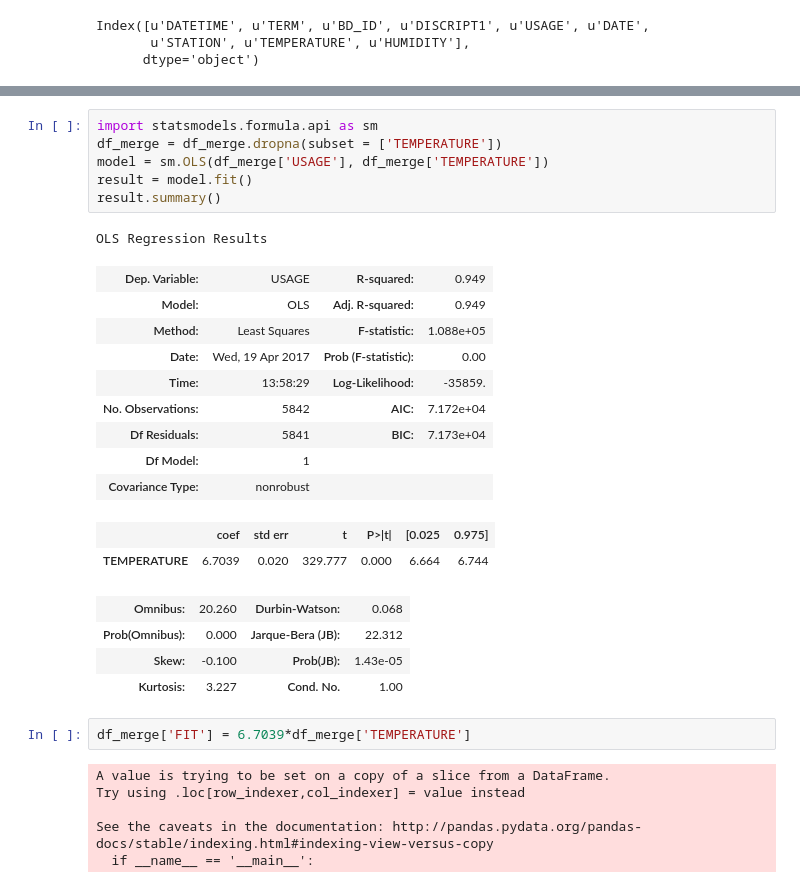
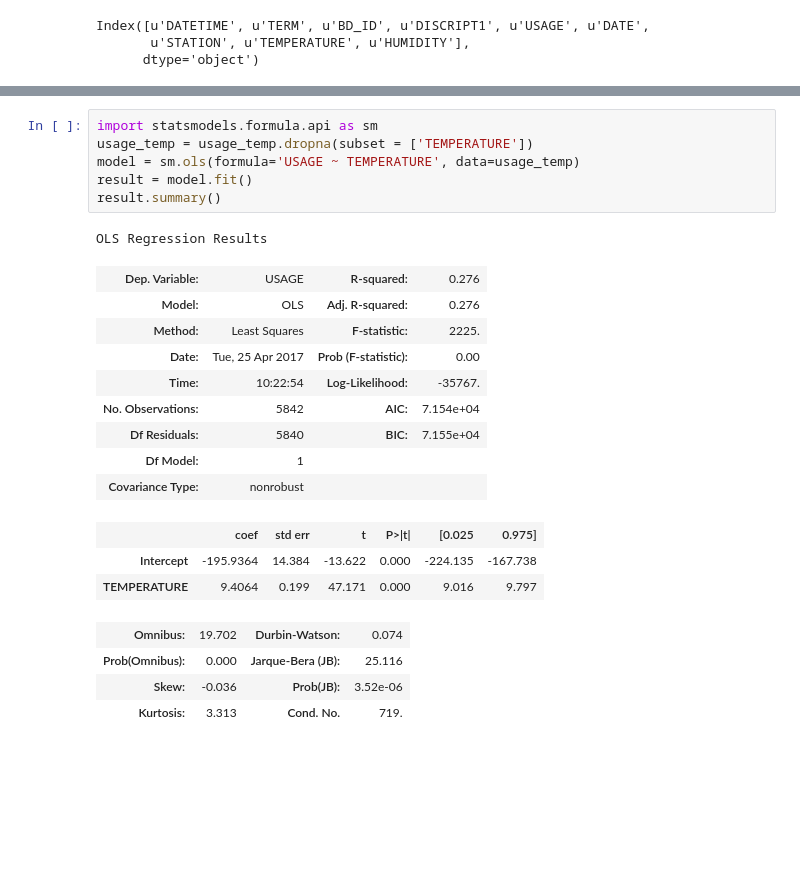
Before and after one commit to RadhaRamachandran/CaaL-data-analysis, a Jupyter notebook: CaaL-data.ipynb, the cells around one changed output, grey strips where cells are left out. Drawn from its saved outputs; the diff is of its cells as text; blank space fills up the shorter version.

Commit message:
Updated old formula

```diff
--- a/CaaL-data.ipynb
+++ b/CaaL-data.ipynb
@@ -126,32 +124,25 @@ df_merge.plot(x = 'DATETIME', y = 'TEMPERATURE')
 [figure]
 # %%
 import statsmodels.formula.api as sm
-df_merge = df_merge.dropna(subset = ['TEMPERATURE'])
-model = sm.OLS(df_merge['USAGE'], df_merge['TEMPERATURE'])
+usage_temp = usage_temp.dropna(subset = ['TEMPERATURE'])
+model = sm.ols(formula='USAGE ~ TEMPERATURE', data=usage_temp)
 result = model.fit()
 result.summary()
 # %% [output]
 OLS Regression Results
-| Dep. Variable: | USAGE | R-squared: | 0.949 |
-| Model: | OLS | Adj. R-squared: | 0.949 |
-| Method: | Least Squares | F-statistic: | 1.088e+05 |
-| Date: | Wed, 19 Apr 2017 | Prob (F-statistic): | 0.00 |
-| Time: | 13:58:29 | Log-Likelihood: | -35859. |
-| No. Observations: | 5842 | AIC: | 7.172e+04 |
-| Df Residuals: | 5841 | BIC: | 7.173e+04 |
+| Dep. Variable: | USAGE | R-squared: | 0.276 |
+| Model: | OLS | Adj. R-squared: | 0.276 |
+| Method: | Least Squares | F-statistic: | 2225. |
+| Date: | Tue, 25 Apr 2017 | Prob (F-statistic): | 0.00 |
+| Time: | 10:22:54 | Log-Likelihood: | -35767. |
+| No. Observations: | 5842 | AIC: | 7.154e+04 |
+| Df Residuals: | 5840 | BIC: | 7.155e+04 |
 | Df Model: | 1 |  |  |
 | Covariance Type: | nonrobust |  |  |
 |  | coef | std err | t | P>|t| | [0.025 | 0.975] |
-| TEMPERATURE | 6.7039 | 0.020 | 329.777 | 0.000 | 6.664 | 6.744 |
+| Intercept | -195.9364 | 14.384 | -13.622 | 0.000 | -224.135 | -167.738 |
+| TEMPERATURE | 9.4064 | 0.199 | 47.171 | 0.000 | 9.016 | 9.797 |
-| Omnibus: | 20.260 | Durbin-Watson: | 0.068 |
-| Prob(Omnibus): | 0.000 | Jarque-Bera (JB): | 22.312 |
-| Skew: | -0.100 | Prob(JB): | 1.43e-05 |
-| Kurtosis: | 3.227 | Cond. No. | 1.00 |
+| Omnibus: | 19.702 | Durbin-Watson: | 0.074 |
+| Prob(Omnibus): | 0.000 | Jarque-Bera (JB): | 25.116 |
+| Skew: | -0.036 | Prob(JB): | 3.52e-06 |
+| Kurtosis: | 3.313 | Cond. No. | 719. |
-# %%
-df_merge['FIT'] = 6.7039*df_merge['TEMPERATURE']
-# %% [output]
-A value is trying to be set on a copy of a slice from a DataFrame.
-Try using .loc[row_indexer,col_indexer] = value instead
-
-See the caveats in the documentation: http://pandas.pydata.org/pandas-docs/stable/indexing.html#indexing-view-versus-copy
-  if __name__ == '__main__':
```
Also changed, not shown: parts of 4 cells of this notebook.
